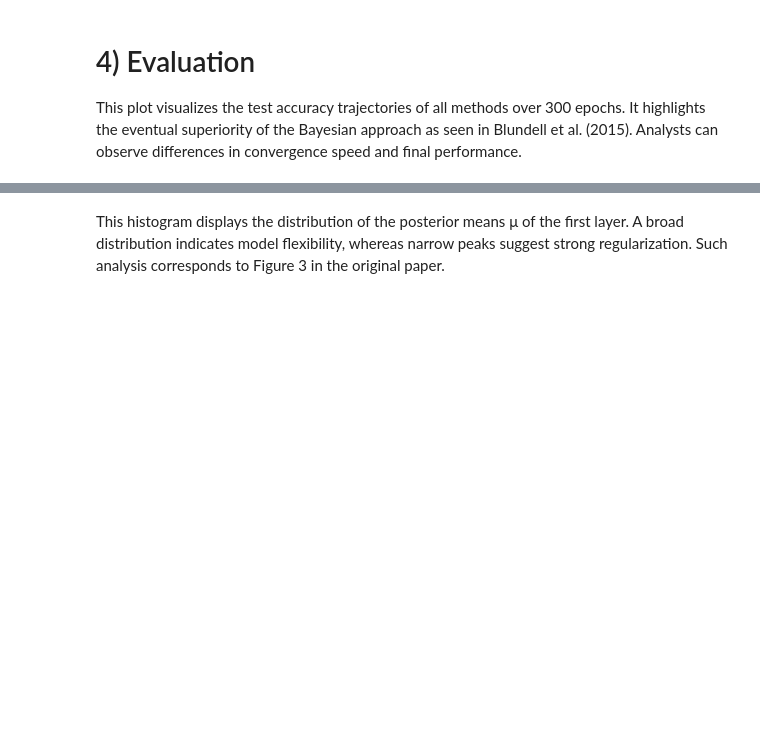
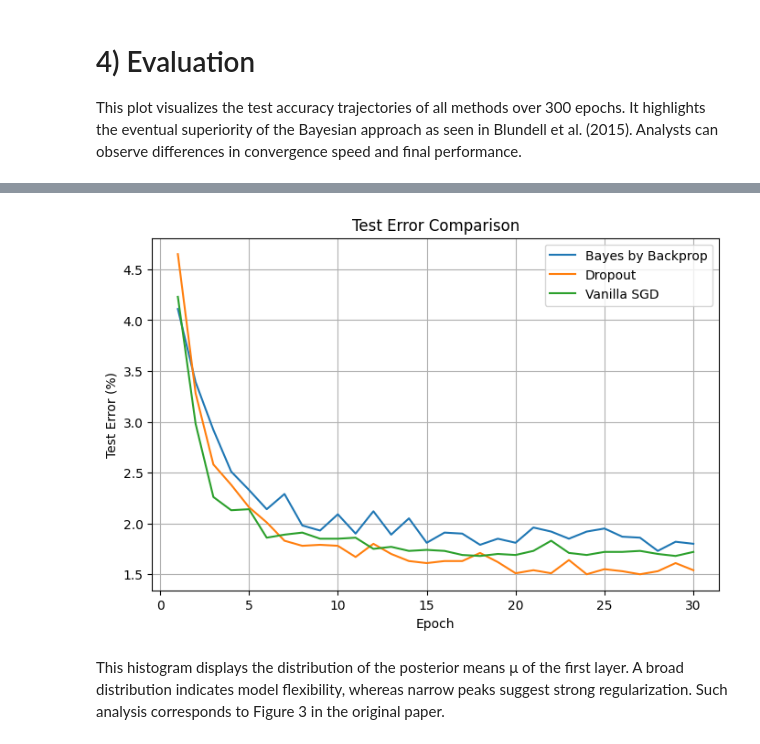
Before and after one commit to kristonova/asi-assignment, a Jupyter notebook: BayesByBackprop_Reproduction-RAHMANTO-v1.ipynb, the cells around one changed output, grey strips where cells are left out. Drawn from its saved outputs; the diff is of its cells as text; code cells hidden in the pictures; blank space fills up the shorter version.

```diff
--- a/BayesByBackprop_Reproduction-RAHMANTO-v1.ipynb
+++ b/BayesByBackprop_Reproduction-RAHMANTO-v1.ipynb
@@ -244,3 +284,21 @@ plt.legend(); plt.grid(True); plt.show()
+# %%
+# Plot Test Error Comparison instead of Accuracy
+error_bayes   = [100. - a for a in accs['Bayes']]
+error_dropout = [100. - a for a in accs['Dropout']]
+error_vanilla = [100. - a for a in accs['Vanilla']]
+
+plt.figure(figsize=(8,5))
+plt.plot(range(1, epochs+1), error_bayes,   label='Bayes by Backprop')
+plt.plot(range(1, epochs+1), error_dropout, label='Dropout')
+plt.plot(range(1, epochs+1), error_vanilla, label='Vanilla SGD')
+plt.xlabel('Epoch')
+plt.ylabel('Test Error (%)')
+plt.title('Test Error Comparison')
+plt.legend()
+plt.grid(True)
+plt.show()
+# %% [output]
+[figure, added]
 # %% [markdown]
 This histogram displays the distribution of the posterior means μ of the first layer. A broad distribution indicates model flexibility, whereas narrow peaks suggest strong regularization. Such analysis corresponds to Figure 3 in the original paper.
 # %%
```
Also changed, not shown: parts of 10 cells of this notebook.
